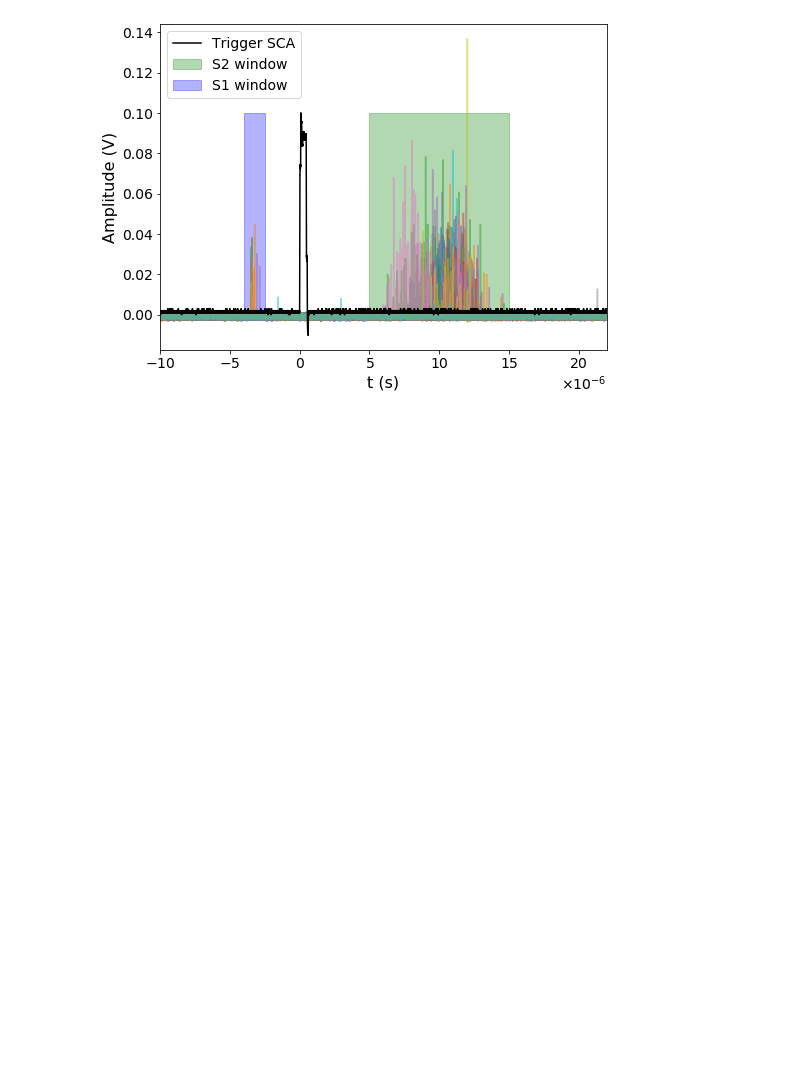
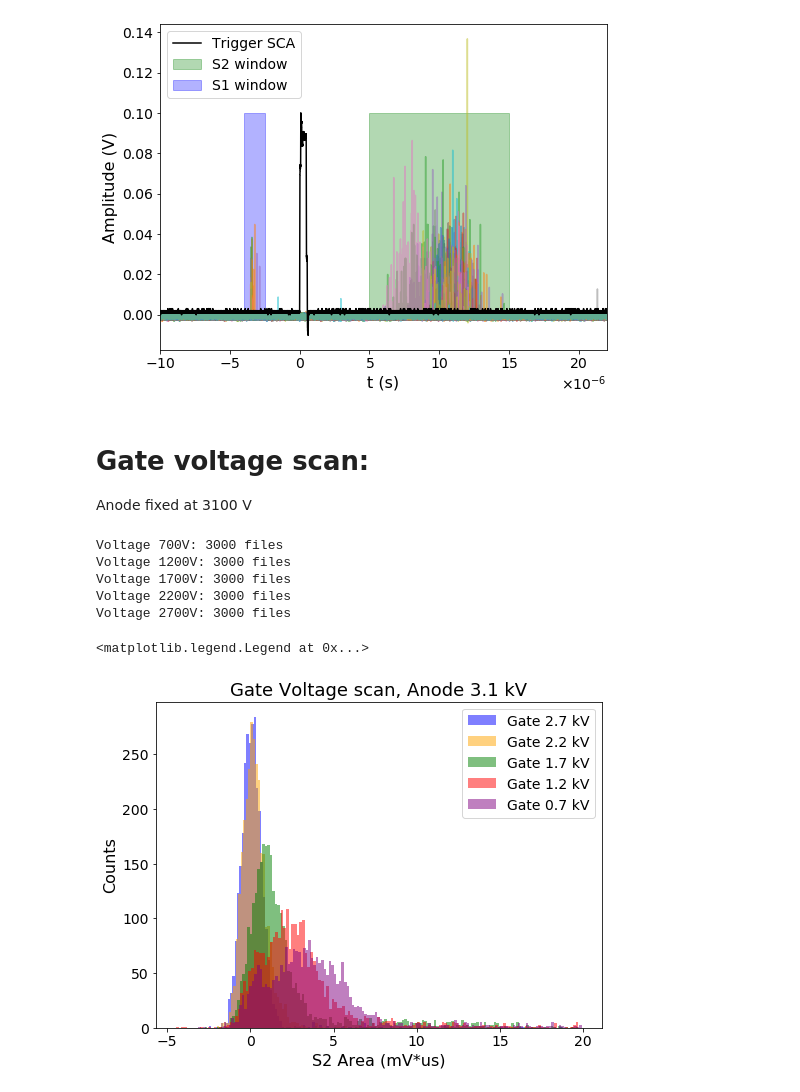
Before and after one commit to proscrite/RaTag, a Jupyter notebook: notebooks/S2_spectrum_PC.ipynb, the cells around one changed output. Cells and saved outputs as stored; diff of their text form; code cells hidden in the pictures; blank space fills up the shorter version.

```diff
--- a/notebooks/S2_spectrum_PC.ipynb
+++ b/notebooks/S2_spectrum_PC.ipynb
@@ -147,3 +158,71 @@ ax.xaxis.set_major_formatter(ScalarFormatter(useMathText=True))
 ax.ticklabel_format(style='sci', axis='x', scilimits=(-6, -6))
 # %% [output]
 [figure]
+# %% [markdown]
+# Gate voltage scan:
+Anode fixed at 3100 V
+# %%
+trigger_file = r'E:\Pablos_Mighty_measurements\RUN1\GasCirculation_5GSsec_TriggerSCA_EL2100V\sca_waveform.wfm'
+trig = wfm2read(trigger_file, verbose=False)
+trig_x, trig_y = trig[1], trig[0]
+trig_y = trig_y / (10 * np.max(trig_y))
+
+# Define voltage values for scan
+voltages = ['700', '1200', '1700', '2200', '2700']
+
+# Build paths and file lists using a loop
+base_path = r'E:\Pablos_Mighty_measurements\RUN1\VoltageScan_5GSsec_EL3100_Gate{}\\*.wfm'
+voltage_files = {}
+for v in voltages:
+    path = base_path.format(v)
+    files = sorted(glob(path))
+    voltage_files[v] = files
+    print(f"Voltage {v}V: {len(files)} files")
+
+# For compatibility with previous cells, you can still assign:
+files07 = voltage_files['700']
+files12 = voltage_files['1200']
+files17 = voltage_files['1700']
+files22 = voltage_files['2200']
+files27 = voltage_files['2700']
+# %% [output]
+Voltage 700V: 3000 files
+Voltage 1200V: 3000 files
+Voltage 1700V: 3000 files
+Voltage 2200V: 3000 files
+Voltage 2700V: 3000 files
+# %%
+# Define voltage scan groups and their file lists
+voltage_groups = {
+    '700': files07,
+    '1200': files12,
+    '1700': files17,
+    '2200': files22,
+    '2700': files27
+}
+
+s2_lowcut = 0.5e-5
+s2_upcut = 1.5e-5
+hist_lowcut = -5
+hist_upcut = 20
+
+
+# Process all voltage groups
+s2_areas = {}
+s2_areas_cuts = {}
+for v, files in voltage_groups.items():
+    arr = extract_s2_areas(files)
+    s2_areas[v] = arr
+    s2_areas_cuts[v] = apply_hist_cuts(arr, hist_lowcut, hist_upcut)
+# %%
+plt.figure(figsize=(8, 6))
+for v, label, color in zip(['2700', '2200', '1700', '1200', '700'],
+                              ['Gate 2.7 kV', 'Gate 2.2 kV', 'Gate 1.7 kV', 'Gate 1.2 kV', 'Gate 0.7 kV'],
+                              ['blue', 'orange', 'green', 'red', 'purple']):
+    plt.hist(s2_areas_cuts[v], bins=150, alpha=0.5, label=label, color=color)
+
+plt.gca().set(xlabel='S2 Area (mV*us)', ylabel='Counts', title='Gate Voltage scan, Anode 3.1 kV')
+plt.legend()
+# %% [output]
+<matplotlib.legend.Legend at 0x...>
+[figure, added]
```
Also changed, not shown: parts of 6 cells of this notebook.
